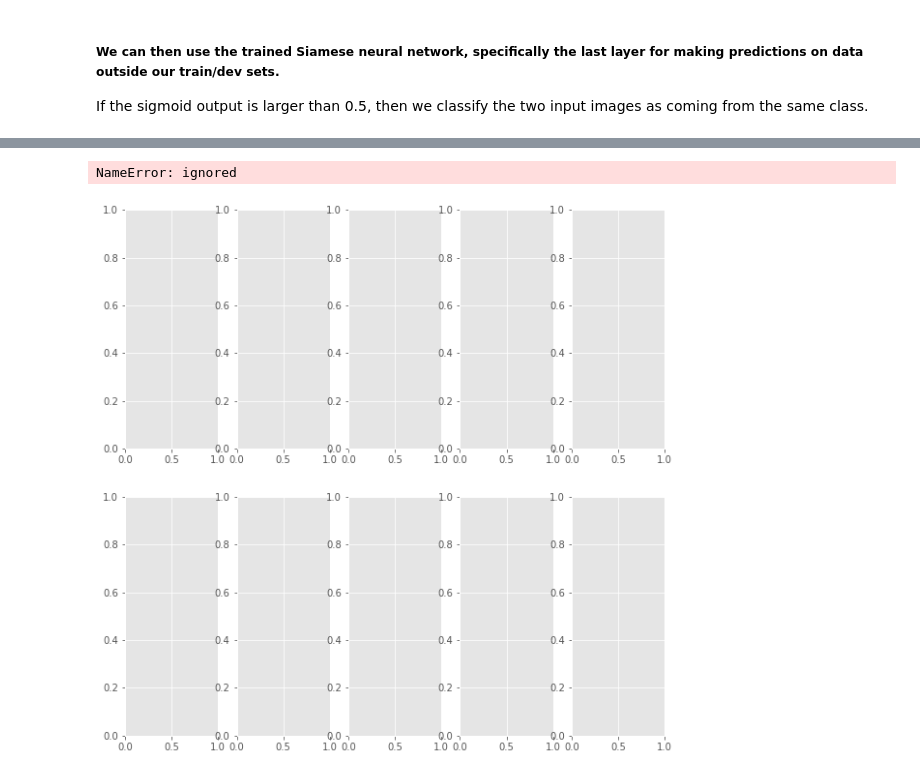
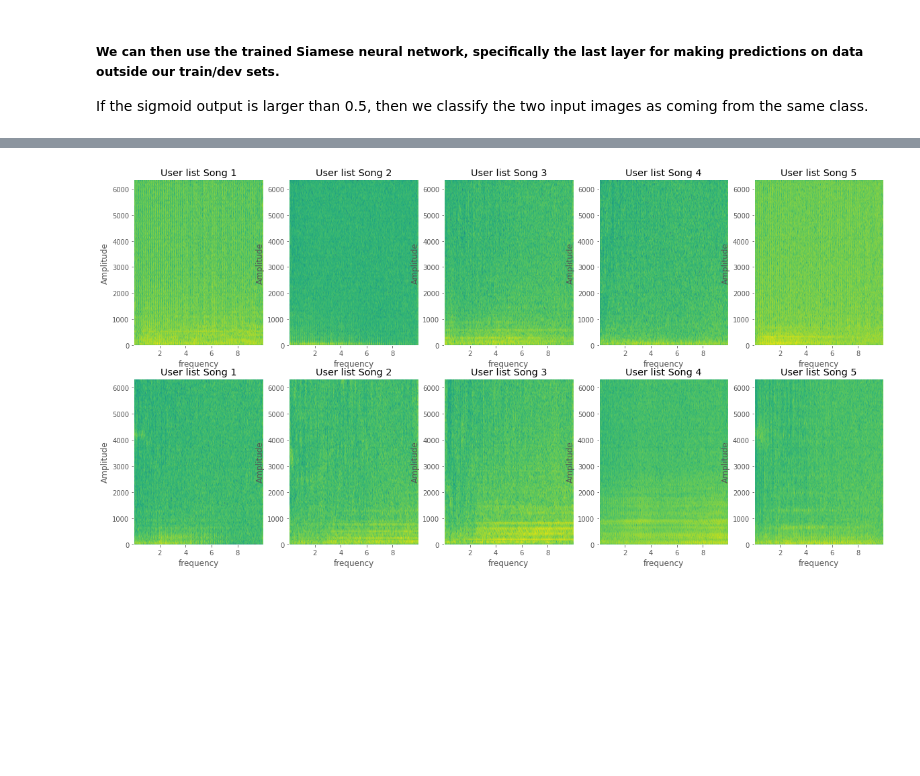
Before and after one commit to CokieLee/MLFinalProject, a Jupyter notebook: Siamese_Neural_Network.ipynb, the cells around one changed output, grey strips where cells are left out. Saved outputs shown, nothing was run; the diff lists cells and outputs as text; code cells hidden in the pictures; blank space fills up the shorter version.

```diff
--- a/Siamese_Neural_Network.ipynb
+++ b/Siamese_Neural_Network.ipynb
@@ -670,36 +673,42 @@ print("The recommended songlist is (song indices): ", rec_list)
 # %%
 # Now following on that, we could have a check of
 # our final recommendation in spectrogram:
 
 # The user playlist index list is user_list_index
 # The recommended song index list is rec_list
 from scipy import signal
 
+def flatten(list):
+    return [element for sublist in list for element in sublist]
 
-fig, ax = plt.subplots(ncols = 5, nrows = 2, figsize = (10,10))
+
+fig, ax = plt.subplots(ncols = 5, nrows = 2, figsize = (20,10))
 for c in range(10):
 
   if c < 5:
     image = data[user_list_index[c]]
 
-    f, t, Sxx = signal.spectrogram(image)
+    f, t, Sxx = signal.spectrogram(np.array(flatten(image)), fs = np.shape(flatten(image))[0]/10)
     # Convert Sxx unit from dB to Hz
     Sxx = 10*np.log10(Sxx)
 
-    pcolormesh(t, f, Sxx, shading='gouraud')
+    np.ravel(ax)[c].pcolormesh(t, f, Sxx, shading='gouraud')
     np.ravel(ax)[c].set_title('User list Song ' + str(c+1))
     np.ravel(ax)[c].set_xlabel('frequency')
     np.ravel(ax)[c].set_ylabel('Amplitude')
     #plt.colorbar(im, ax=np.ravel(ax)[c], shrink = 0.8)
 
   else:
     image = data[rec_list[c-5]]
 
-    im = np.ravel(ax)[c].imshow(image, clim=[0, 255], cmap='jet')
+    f, t, Sxx = signal.spectrogram(np.array(flatten(image)), fs = np.shape(flatten(image))[0]/10)
+    # Convert Sxx unit from dB to Hz
+    Sxx = 10*np.log10(Sxx)
+
+    np.ravel(ax)[c].pcolormesh(t, f, Sxx, shading='gouraud')
     np.ravel(ax)[c].set_title('User list Song ' + str(c-5+1))
     np.ravel(ax)[c].set_xlabel('frequency')
     np.ravel(ax)[c].set_ylabel('Amplitude')
     #plt.colorbar(im, ax=np.ravel(ax)[c], shrink = 0.8)
 # %% [output]
-NameError: ignored
-[figure, old version]
+[figure, new version]
```
Also changed, not shown: parts of 4 cells of this notebook.
